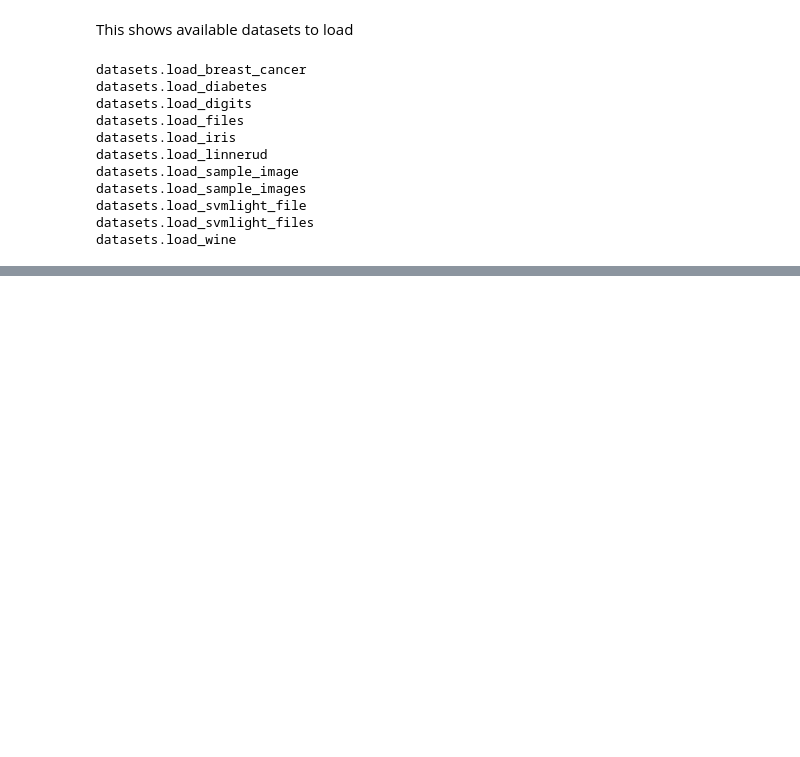
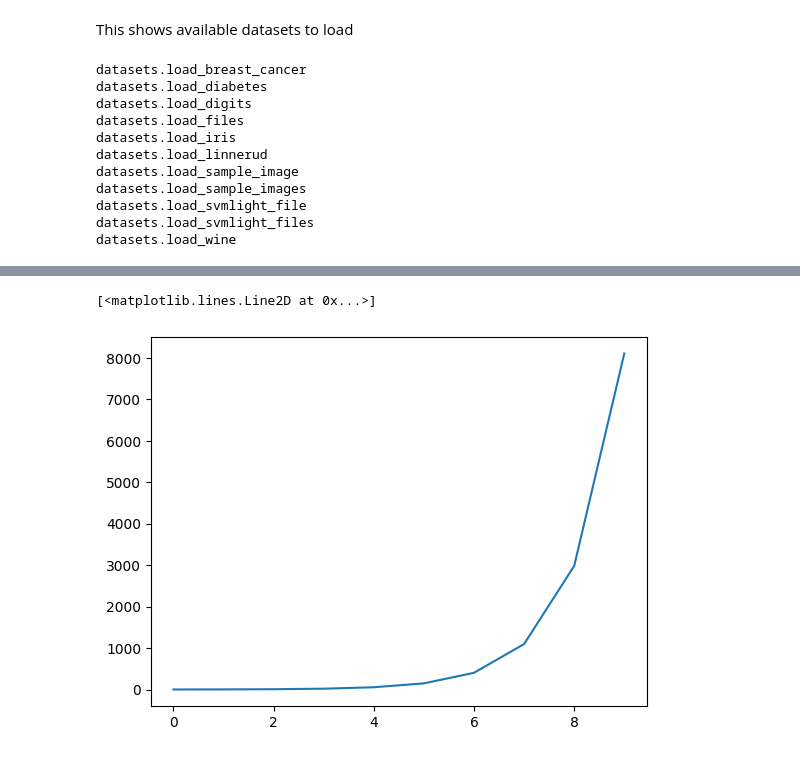
Before and after one commit to OgTechNerd/python-programming-a-2-z, a Jupyter notebook: MachineLearningTutorials/SCIKITLEARN/Scikit-learn_basic_01.ipynb, the cells around one changed output, grey strips where cells are left out. Cells and saved outputs as stored; diff of their text form; code cells hidden in the pictures; blank space fills up the shorter version.

```diff
--- a/MachineLearningTutorials/SCIKITLEARN/Scikit-learn_basic_01.ipynb
+++ b/MachineLearningTutorials/SCIKITLEARN/Scikit-learn_basic_01.ipynb
@@ -107,0 +177,5 @@ print(ds.target)
+# %%
+plt.plot(np.arange(10), np.exp(np.arange(10)))
+# %% [output]
+[<matplotlib.lines.Line2D at 0x...>]
+[figure, added]
```
Also changed, not shown: parts of 12 cells of this notebook.
